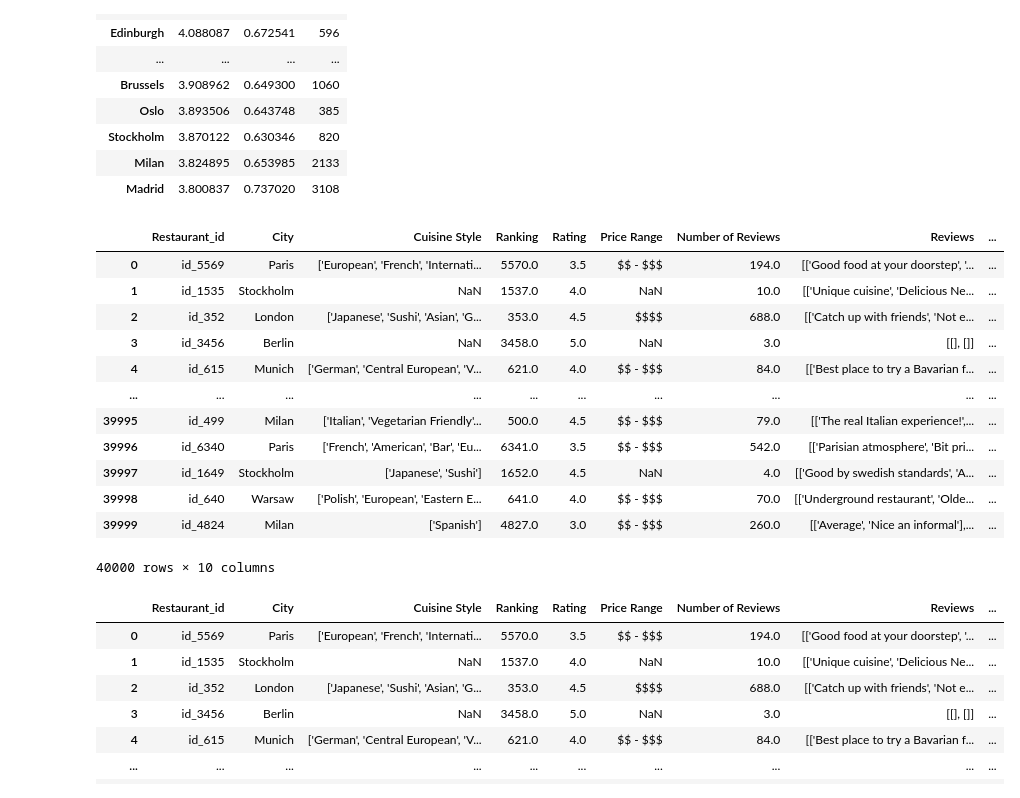
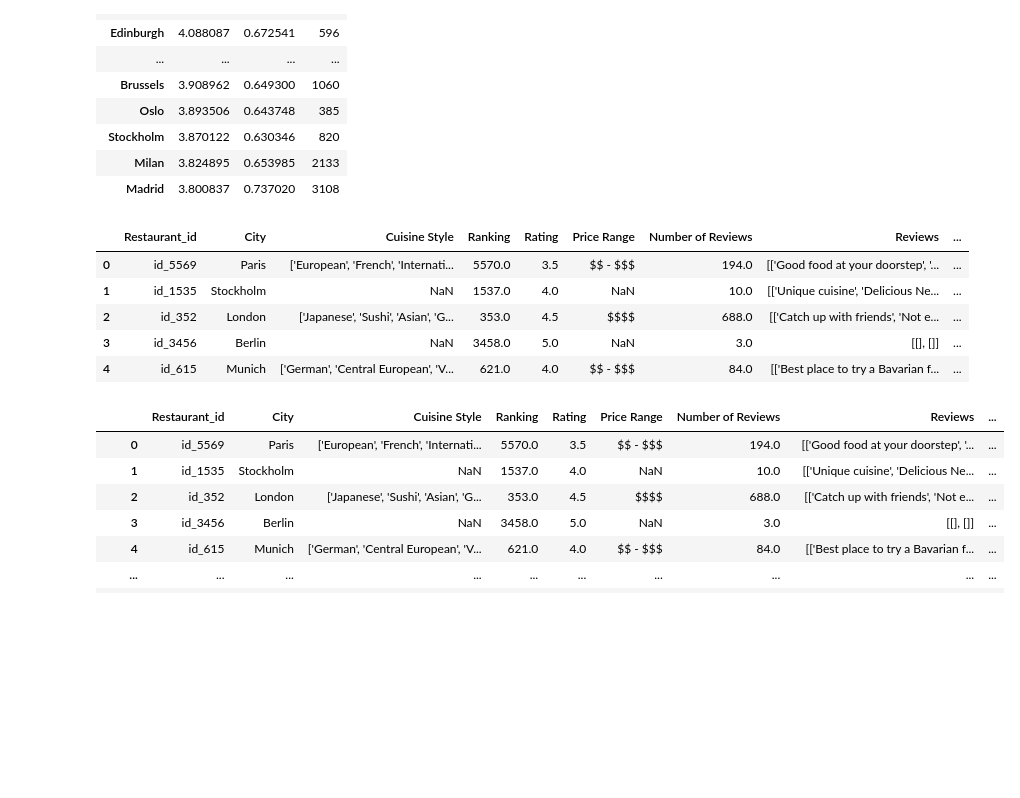
Before and after one commit to maximka1980/SF_DSPRO, a Jupyter notebook: module_3/module3_predict_submission.ipynb, the cells around one changed output. Saved outputs shown, nothing was run; the diff lists cells and outputs as text; code cells hidden in the pictures; blank space fills up the shorter version.

```diff
--- a/module_3/module3_predict_submission.ipynb
+++ b/module_3/module3_predict_submission.ipynb
@@ -169,21 +169,14 @@ df.groupby('City').Rating.agg(['mean','std','count']).sort_values(by=['mean'], a
 | Milan | 3.824895 | 0.653985 | 2133 |
 | Madrid | 3.800837 | 0.737020 | 3108 |
 # %%
-df
+df.head(5)
 # %% [output]
 |  | Restaurant_id | City | Cuisine Style | Ranking | Rating | Price Range | Number of Reviews | Reviews | ... |
 | 0 | id_5569 | Paris | ['European', 'French', 'Internati... | 5570.0 | 3.5 | $$ - $$$ | 194.0 | [['Good food at your doorstep', '... | ... |
 | 1 | id_1535 | Stockholm | NaN | 1537.0 | 4.0 | NaN | 10.0 | [['Unique cuisine', 'Delicious Ne... | ... |
 | 2 | id_352 | London | ['Japanese', 'Sushi', 'Asian', 'G... | 353.0 | 4.5 | $$$$ | 688.0 | [['Catch up with friends', 'Not e... | ... |
 | 3 | id_3456 | Berlin | NaN | 3458.0 | 5.0 | NaN | 3.0 | [[], []] | ... |
 | 4 | id_615 | Munich | ['German', 'Central European', 'V... | 621.0 | 4.0 | $$ - $$$ | 84.0 | [['Best place to try a Bavarian f... | ... |
-| ... | ... | ... | ... | ... | ... | ... | ... | ... | ... |
-| 39995 | id_499 | Milan | ['Italian', 'Vegetarian Friendly'... | 500.0 | 4.5 | $$ - $$$ | 79.0 | [['The real Italian experience!',... | ... |
-| 39996 | id_6340 | Paris | ['French', 'American', 'Bar', 'Eu... | 6341.0 | 3.5 | $$ - $$$ | 542.0 | [['Parisian atmosphere', 'Bit pri... | ... |
-| 39997 | id_1649 | Stockholm | ['Japanese', 'Sushi'] | 1652.0 | 4.5 | NaN | 4.0 | [['Good by swedish standards', 'A... | ... |
-| 39998 | id_640 | Warsaw | ['Polish', 'European', 'Eastern E... | 641.0 | 4.0 | $$ - $$$ | 70.0 | [['Underground restaurant', 'Olde... | ... |
-| 39999 | id_4824 | Milan | ['Spanish'] | 4827.0 | 3.0 | $$ - $$$ | 260.0 | [['Average', 'Nice an informal'],... | ... |
-40000 rows × 10 columns
 # %%
 #импортируем данные по городам мира, и заберем оттуда только столицы (признак primary)
 cities = pd.read_csv('worldcities.csv')
```
Also changed, not shown: parts of 24 cells of this notebook, 3 other files.
